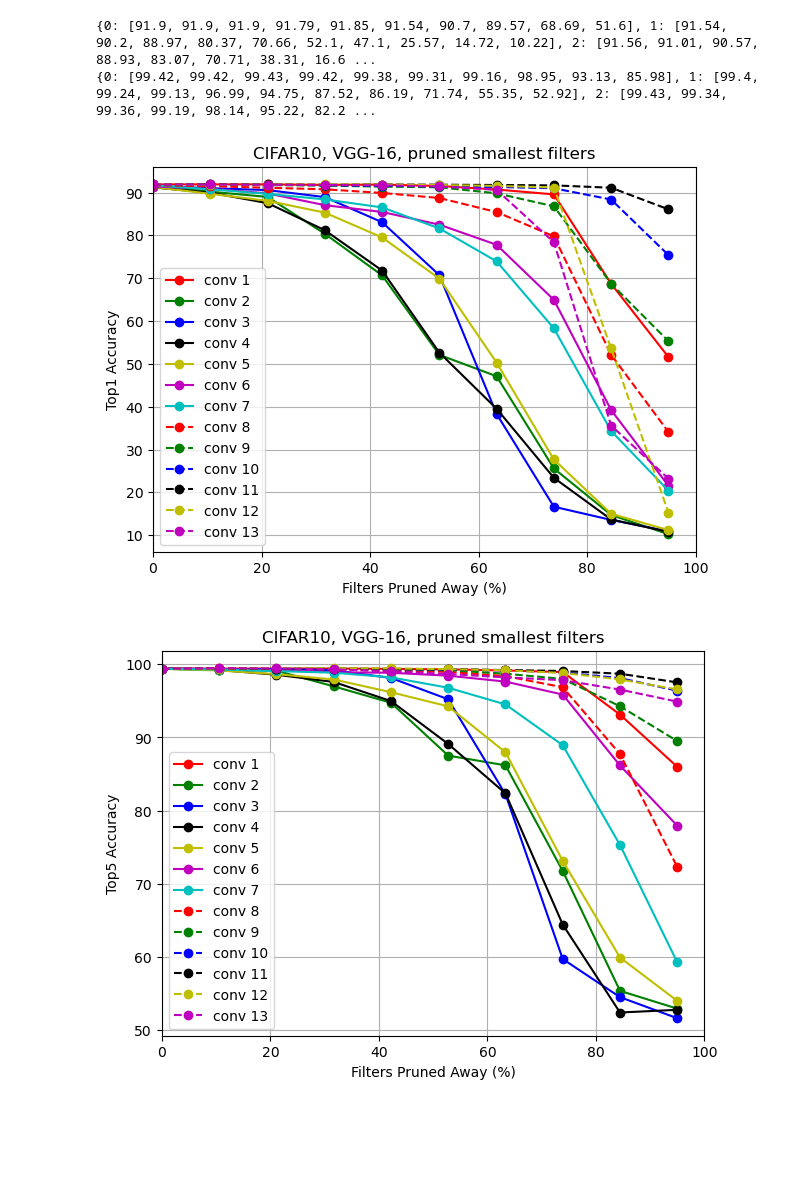
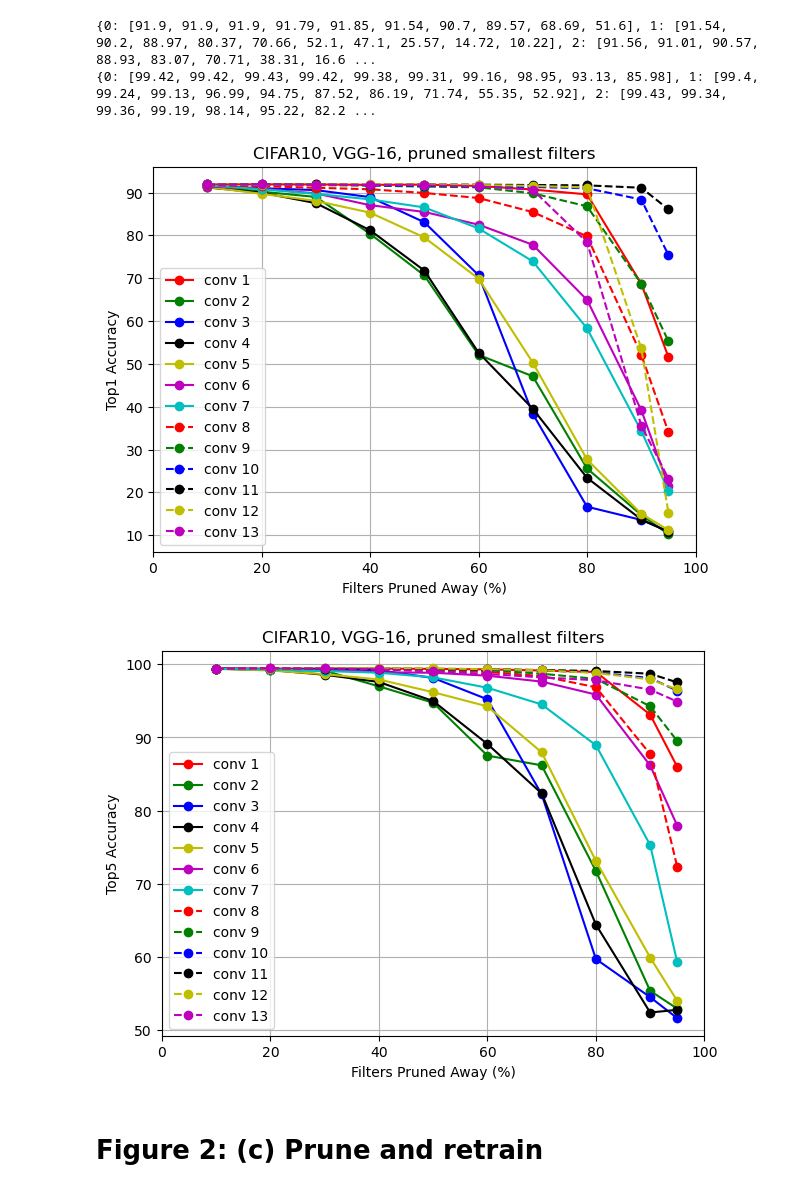
Before and after one commit to LeeHyungSeop/Basic_PyTorch, a Jupyter notebook: 03_Pruning_Filters_for_Efficient_Convnets/vgg16_pruning/fig2_visualization.ipynb, the cells around one changed output. Drawn from its saved outputs; the diff is of its cells as text; code cells hidden in the pictures; blank space fills up the shorter version.

Commit message:
vgg16 pruning and retrain epoch 20

```diff
--- a/03_Pruning_Filters_for_Efficient_Convnets/vgg16_pruning/fig2_visualization.ipynb
+++ b/03_Pruning_Filters_for_Efficient_Convnets/vgg16_pruning/fig2_visualization.ipynb
@@ -83,35 +83,37 @@ print(top5_acc_list)
 num_conv_layers = 0
 colors = ['r', 'g', 'b', 'k', 'y', 'm', 'c']
 lines = ['-', '--', '-.']
+x_data = [10, 20, 30, 40, 50, 60, 70, 80, 90, 95]
 
 plt.figure(figsize=(7,5))
-
 for index, (key, value) in enumerate(top1_acc_list.items()):
     line_style = colors[index%len(colors)] + lines[index//len(colors)] +'o'
-    plt.plot(np.linspace(0, 95, len(value)), value, line_style, label=f"conv {key+1}")
+    plt.plot(x_data, value, line_style, label=f"conv {key+1}")
 
 plt.title("CIFAR10, VGG-16, pruned smallest filters")
 plt.ylabel("Top1 Accuracy")
 plt.xlabel("Filters Pruned Away (%)")
 plt.legend(loc='lower left')
 plt.grid()
 plt.xlim(0, 100)
 plt.savefig("../Figure2/b/top1_acc.png", dpi=150, bbox_inches='tight')
 plt.show()
 
 plt.figure(figsize=(7,5))
 for index, (key, value) in enumerate(top5_acc_list.items()):
     line_style = colors[index%len(colors)] + lines[index//len(colors)] +'o'
-    plt.plot(np.linspace(0, 95, len(value)), value, line_style, label=f"conv {key+1}")
+    plt.plot(x_data, value, line_style, label=f"conv {key+1}")
 
 plt.title("CIFAR10, VGG-16, pruned smallest filters")
 plt.ylabel("Top5 Accuracy")
 plt.xlabel("Filters Pruned Away (%)")
 plt.legend(loc='lower left')
 plt.grid()
 plt.xlim(0, 100)
 plt.savefig("../Figure2/b/top5_acc.png", dpi=150, bbox_inches='tight')
 plt.show()
 # %% [output]
-[figure, old version]
+[figure, new version]
-[figure, old version]
+[figure, new version]
+# %% [markdown]
+# Figure 2: (c) Prune and retrain
```
Also changed, not shown: parts of 6 cells of this notebook, 22 other files.
